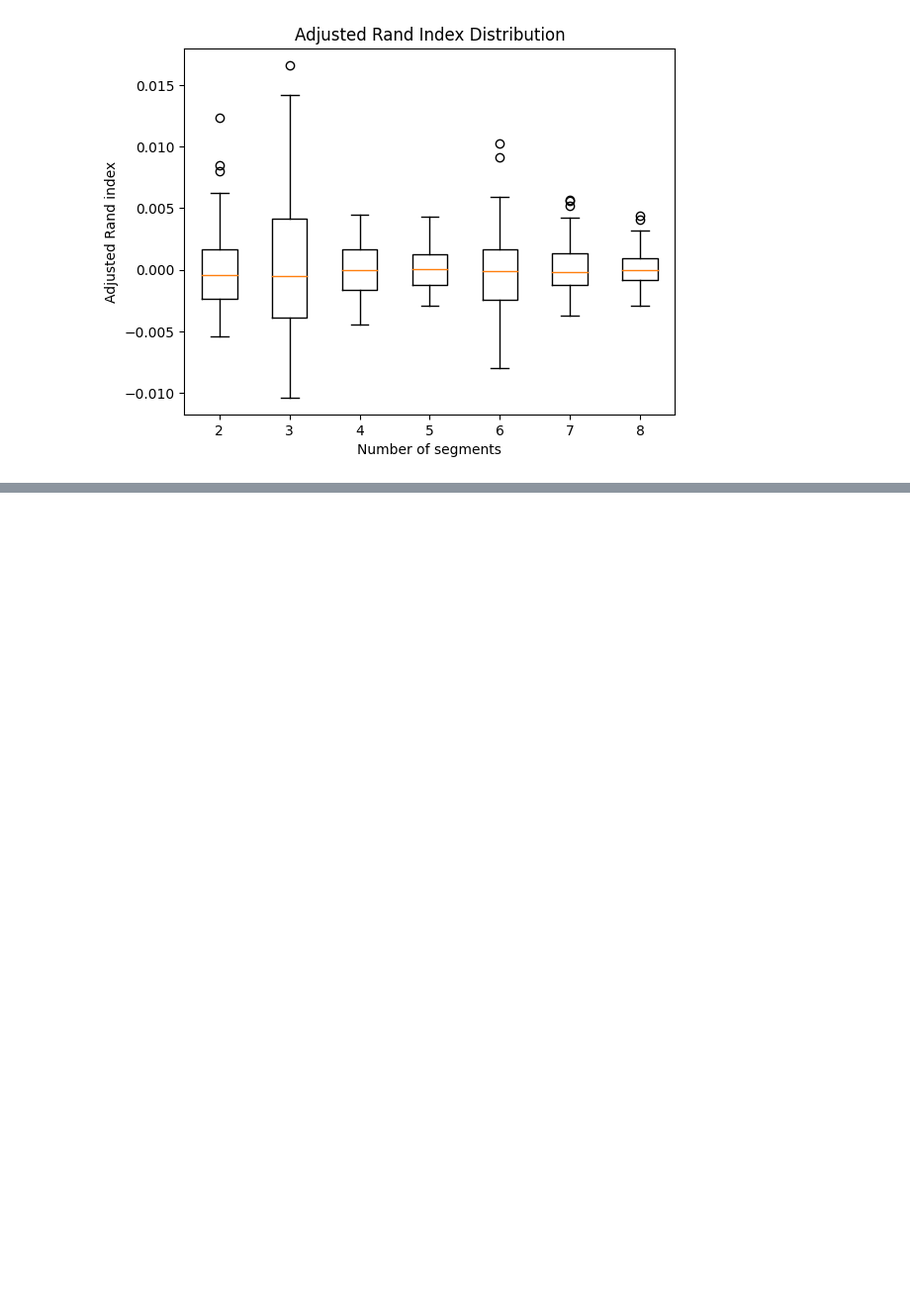
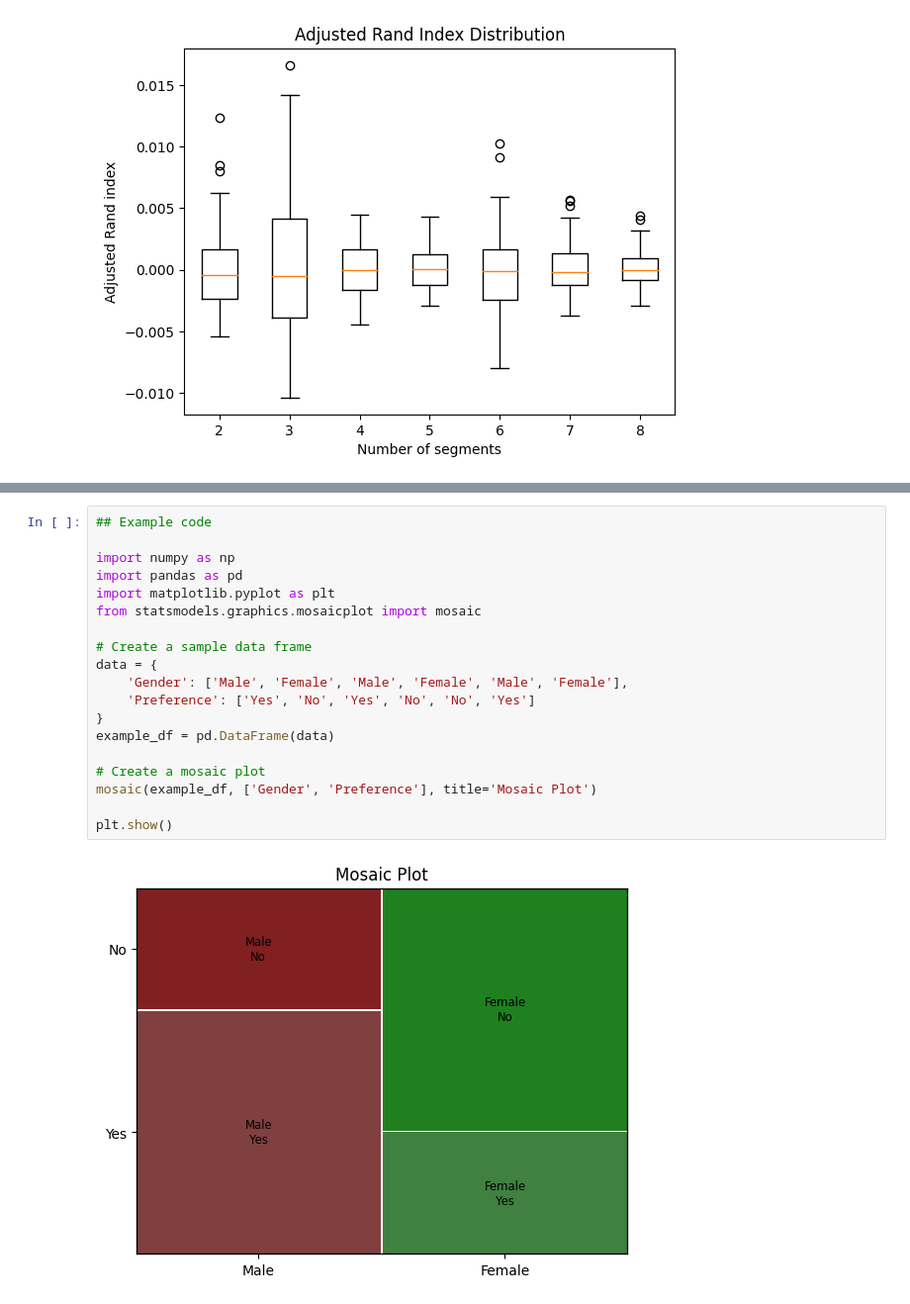
Before and after one commit to Adhiban1/Market-Segmentation, a Jupyter notebook: McDonalds-Case-Study.ipynb, the cells around one changed output, grey strips where cells are left out. Shown at 99% size. Drawn from its saved outputs; the diff is of its cells as text; blank space fills up the shorter version.

```diff
--- a/McDonalds-Case-Study.ipynb
+++ b/McDonalds-Case-Study.ipynb
@@ -207,0 +265,21 @@ ImportError: cannot import name 'StepFlexmix' from 'stepmix' (/home/adhiban/Docu
+# %%
+## Example code
+
+import numpy as np
+import pandas as pd
+import matplotlib.pyplot as plt
+from statsmodels.graphics.mosaicplot import mosaic
+
+# Create a sample data frame
+data = {
+    'Gender': ['Male', 'Female', 'Male', 'Female', 'Male', 'Female'],
+    'Preference': ['Yes', 'No', 'Yes', 'No', 'No', 'Yes']
+}
+example_df = pd.DataFrame(data)
+
+# Create a mosaic plot
+mosaic(example_df, ['Gender', 'Preference'], title='Mosaic Plot')
+
+plt.show()
+# %% [output]
+[figure, added]
```
Also changed, not shown: parts of 15 cells of this notebook, 3 other files.
